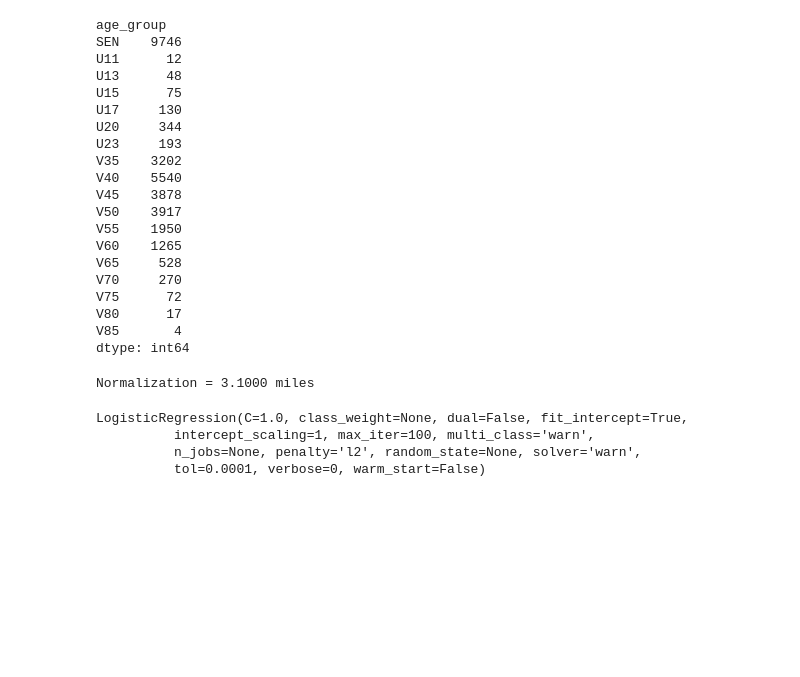
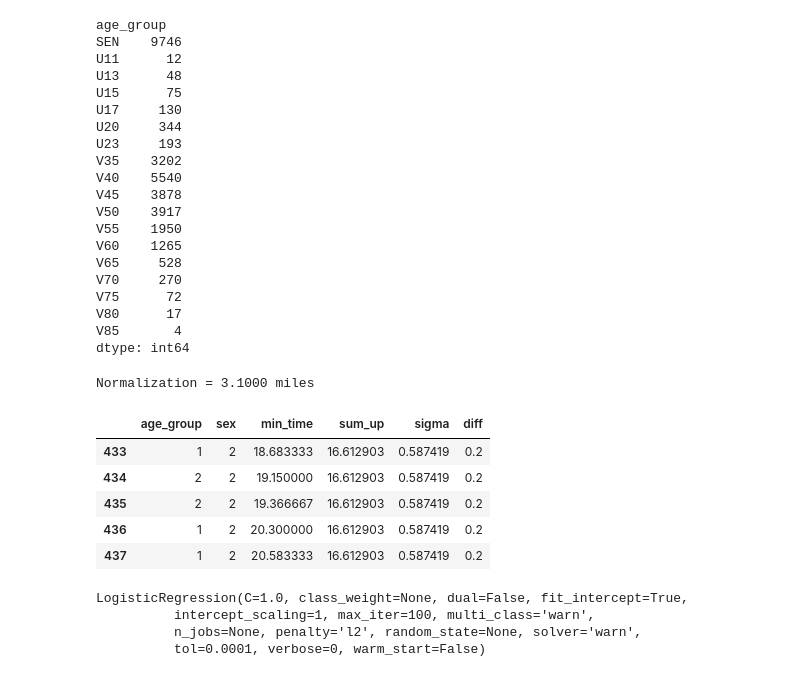
Before and after one commit to freddyox/letsdothis, a Jupyter notebook: analysis.ipynb, the cells around one changed output. Drawn from its saved outputs; the diff is of its cells as text; code cells hidden in the pictures; blank space fills up the shorter version.

```diff
--- a/analysis.ipynb
+++ b/analysis.ipynb
@@ -127,5 +127,14 @@ X['sigma']  = X['sigma']/norm
 print('Normalization = %1.4f miles' % norm )
 # %% [output]
 Normalization = 3.1000 miles
+# %%
+X.head()
+# %% [output]
+|  | age_group | sex | min_time | sum_up | sigma | diff |
+| 433 | 1 | 2 | 18.683333 | 16.612903 | 0.587419 | 0.2 |
+| 434 | 2 | 2 | 19.150000 | 16.612903 | 0.587419 | 0.2 |
+| 435 | 2 | 2 | 19.366667 | 16.612903 | 0.587419 | 0.2 |
+| 436 | 1 | 2 | 20.300000 | 16.612903 | 0.587419 | 0.2 |
+| 437 | 1 | 2 | 20.583333 | 16.612903 | 0.587419 | 0.2 |
 # %%
 age_map = {'U11':0,'U13':0,'U15':0,'U17':0,'U20':0,'U23':0,
```
Also changed, not shown: parts of 3 cells of this notebook.
